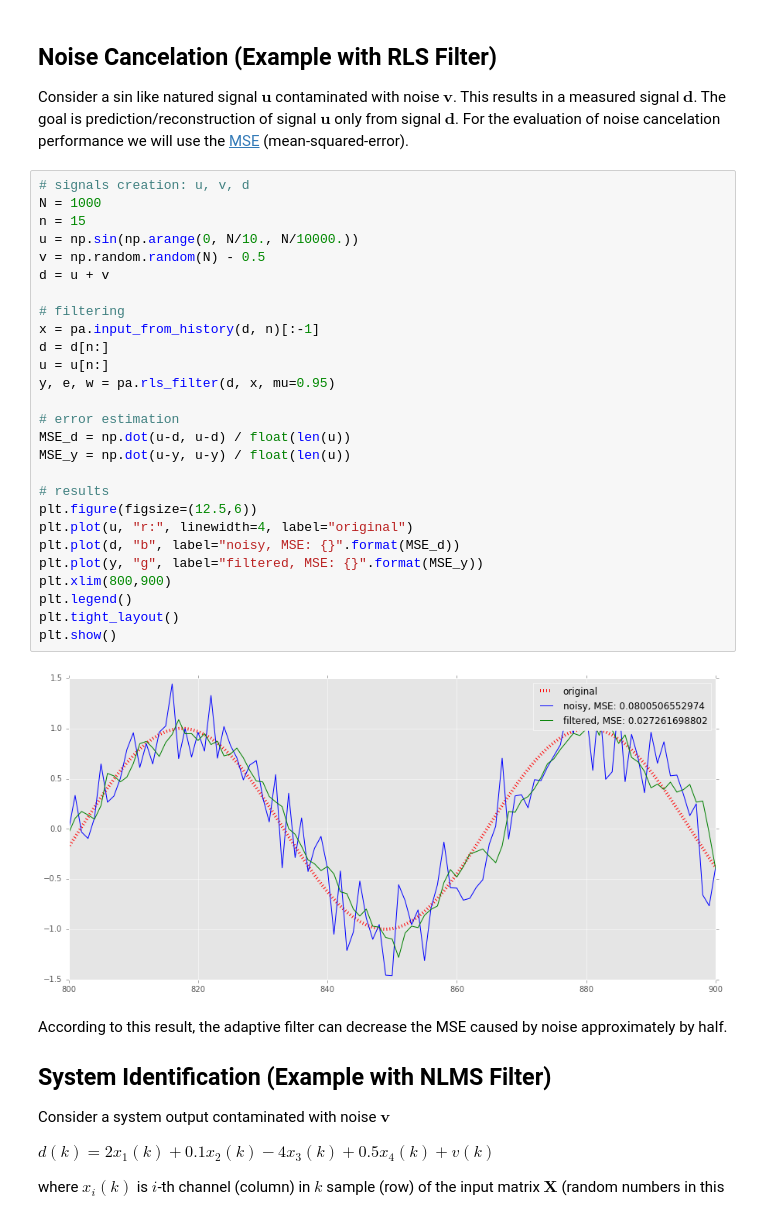
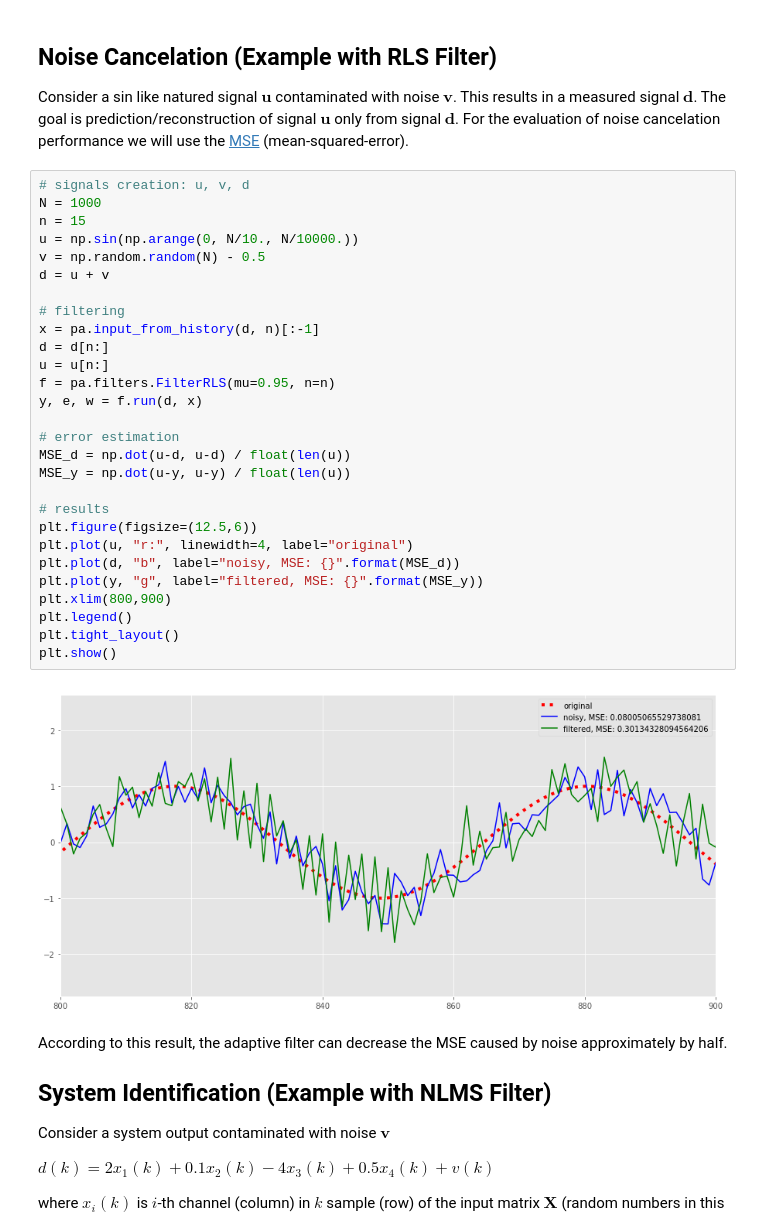
Before and after one commit to matousc89/Python-Adaptive-Signal-Processing-Handbook, a Jupyter notebook: notebooks/padasip_adaptive_filters_basics.ipynb, the cells around one changed output. Cells and saved outputs as stored; diff of their text form.

```diff
--- a/notebooks/padasip_adaptive_filters_basics.ipynb
+++ b/notebooks/padasip_adaptive_filters_basics.ipynb
@@ -72,32 +72,33 @@ Consider a sin like natured signal $\textbf{u}$ contaminated with noise $\textbf
 # %%
 # signals creation: u, v, d
 N = 1000
 n = 15
 u = np.sin(np.arange(0, N/10., N/10000.))
 v = np.random.random(N) - 0.5
 d = u + v
 
 # filtering
 x = pa.input_from_history(d, n)[:-1]
 d = d[n:]
 u = u[n:]
-y, e, w = pa.rls_filter(d, x, mu=0.95)
+f = pa.filters.FilterRLS(mu=0.95, n=n)
+y, e, w = f.run(d, x)
 
 # error estimation
 MSE_d = np.dot(u-d, u-d) / float(len(u))
 MSE_y = np.dot(u-y, u-y) / float(len(u))
 
 # results
 plt.figure(figsize=(12.5,6))
 plt.plot(u, "r:", linewidth=4, label="original")
 plt.plot(d, "b", label="noisy, MSE: {}".format(MSE_d))
 plt.plot(y, "g", label="filtered, MSE: {}".format(MSE_y))
 plt.xlim(800,900)
 plt.legend()
 plt.tight_layout()
 plt.show()
 # %% [output]
-[figure, old version]
+[figure, new version]
 # %% [markdown]
 According to this result, the adaptive filter can decrease the MSE caused by noise approximately by half.
 
```
Also changed, not shown: parts of 2 cells of this notebook.
